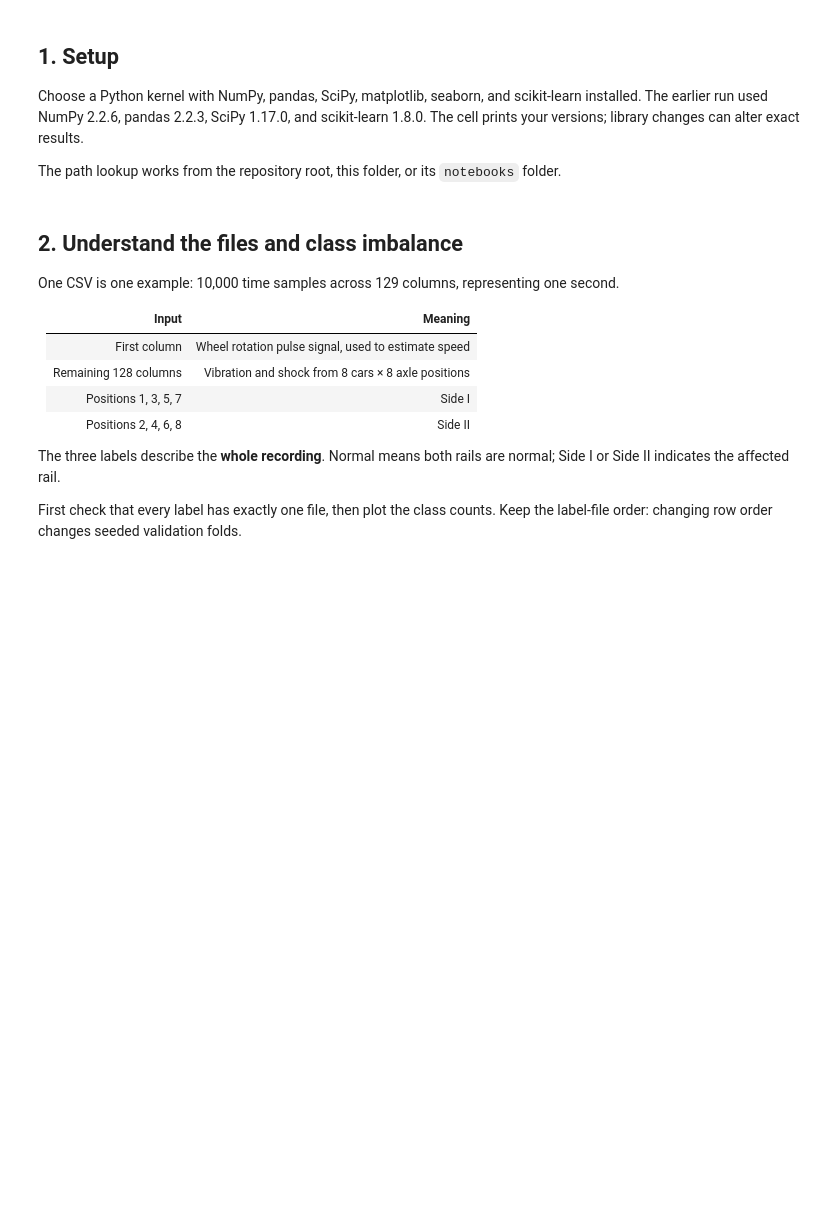
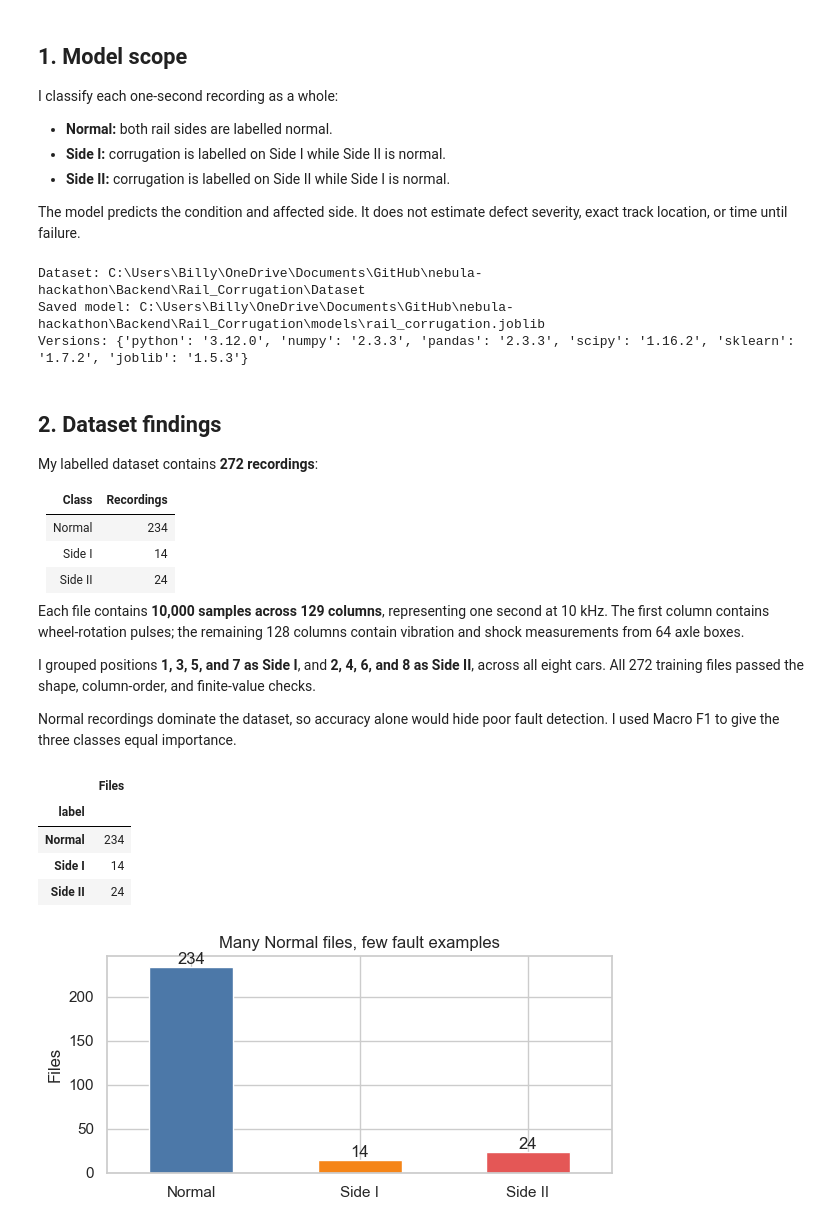
Before and after one commit to xaviierw/nebula-hackathon, a Jupyter notebook: Backend/Rail_Corrugation/Rail_Corrugation.ipynb, the cells around one changed output. Cells and saved outputs as stored; diff of their text form; code cells hidden in the pictures; blank space fills up the shorter version.

Commit message:
rail corrugation model

```diff
--- a/Backend/Rail_Corrugation/Rail_Corrugation.ipynb
+++ b/Backend/Rail_Corrugation/Rail_Corrugation.ipynb
@@ -20,11 +7,18 @@ A complete run reads about 4.38 GB, one CSV at a time, and trains temporary vali
 # %% [markdown]
-## 1. Setup
+## 1. Model scope
 
-Choose a Python kernel with NumPy, pandas, SciPy, matplotlib, seaborn, and scikit-learn installed. The earlier run used NumPy 2.2.6, pandas 2.2.3, SciPy 1.17.0, and scikit-learn 1.8.0. The cell prints your versions; library changes can alter exact results.
+I classify each one-second recording as a whole:
 
-The path lookup works from the repository root, this folder, or its `notebooks` folder.
+- **Normal:** both rail sides are labelled normal.
+- **Side I:** corrugation is labelled on Side I while Side II is normal.
+- **Side II:** corrugation is labelled on Side II while Side I is normal.
+
+The model predicts the condition and affected side. It does not estimate defect severity, exact track location, or time until failure.
 # %%
 from pathlib import Path
+from datetime import datetime, timezone
+import platform
+import joblib
 import numpy as np
 import pandas as pd
 import scipy
@@ -32,6 +26,7 @@ from scipy import signal, stats
 import matplotlib.pyplot as plt
 import seaborn as sns
 import sklearn
+from sklearn.base import clone
 from sklearn.dummy import DummyClassifier
 from sklearn.ensemble import ExtraTreesClassifier
 from sklearn.linear_model import LogisticRegression
@@ -48,13 +43,20 @@ except ImportError:
 
 sns.set_theme(style="whitegrid")
 pd.set_option("display.max_columns", 12)
-SEED = 42
+SEED = 42  # I keep the random choices repeatable across model comparisons.
 CLASSES = ["Normal", "Side I", "Side II"]
-FS = 10_000
-EPSILON = 1e-12
+FS = 10_000  # Each recording contains 10,000 samples per second.
+EPSILON = 1e-12  # A tiny offset keeps ratios and logarithms defined at zero.
 BANDS = [(0, 50), (50, 100), (100, 250), (250, 1_000), (1_000, 5_000)]
 
 cwd = Path.cwd().resolve()
+# I search this folder and its parents so opening the notebook from the repo root also works.
+PROJECT_DIR = next((candidate for root in [cwd, *cwd.parents]
+                    for candidate in [root, root / "Backend" / "Rail_Corrugation"]
+                    if (candidate / "Rail_Corrugation.ipynb").is_file()), None)
+if PROJECT_DIR is None:
+    raise FileNotFoundError("Run from the repository or Rail_Corrugation folder.")
+MODEL_PATH = PROJECT_DIR / "models" / "rail_corrugation.joblib"
 DATASET_DIR = None
 for root in [cwd, *cwd.parents]:
     candidates = [
@@ -69,45 +71,63 @@ for root in [cwd, *cwd.parents]:
     if DATASET_DIR is not None:
         break
 if DATASET_DIR is None:
-    raise FileNotFoundError("Place Train/ and Train_Labels.csv inside Rail_Corrugation/Dataset.")
+    DATASET_DIR = PROJECT_DIR / "Dataset"  # Optional for prediction-only use.
 
 TRAIN_DIR = DATASET_DIR / "Train"
+VERSIONS = {"python": platform.python_version(), "numpy": np.__version__,
+            "pandas": pd.__version__, "scipy": scipy.__version__,
+            "sklearn": sklearn.__version__, "joblib": joblib.__version__}
 print("Dataset:", DATASET_DIR)
-print("Versions:", {"numpy": np.__version__, "pandas": pd.__version__,
-                    "scipy": scipy.__version__, "sklearn": sklearn.__version__})
+print("Saved model:", MODEL_PATH)
+print("Versions:", VERSIONS)
+# %% [output]
+Dataset: C:\Users\Billy\OneDrive\Documents\GitHub\nebula-hackathon\Backend\Rail_Corrugation\Dataset
+Saved model: C:\Users\Billy\OneDrive\Documents\GitHub\nebula-hackathon\Backend\Rail_Corrugation\models\rail_corrugation.joblib
+Versions: {'python': '3.12.0', 'numpy': '2.3.3', 'pandas': '2.3.3', 'scipy': '1.16.2', 'sklearn': '1.7.2', 'joblib': '1.5.3'}
 # %% [markdown]
-## 2. Understand the files and class imbalance
+## 2. Dataset findings
 
-One CSV is one example: 10,000 time samples across 129 columns, representing one second.
+My labelled dataset contains **272 recordings**:
 
-| Input | Meaning |
-|---|---|
-| First column | Wheel rotation pulse signal, used to estimate speed |
-| Remaining 128 columns | Vibration and shock from 8 cars × 8 axle positions |
-| Positions 1, 3, 5, 7 | Side I |
-| Positions 2, 4, 6, 8 | Side II |
+| Class | Recordings |
+|---|---:|
+| Normal | 234 |
+| Side I | 14 |
+| Side II | 24 |
 
-The three labels describe the **whole recording**. Normal means both rails are normal; Side I or Side II indicates the affected rail.
+Each file contains **10,000 samples across 129 columns**, representing one second at 10 kHz. The first column contains wheel-rotation pulses; the remaining 128 columns contain vibration and shock measurements from 64 axle boxes.
 
-First check that every label has exactly one file, then plot the class counts. Keep the label-file order: changing row order changes seeded validation folds.
+I grouped positions **1, 3, 5, and 7 as Side I**, and **2, 4, 6, and 8 as Side II**, across all eight cars. All 272 training files passed the shape, column-order, and finite-value checks.
+
+Normal recordings dominate the dataset, so accuracy alone would hide poor fault detection. I used Macro F1 to give the three classes equal importance.
 # %%
+# I stop if the files and labels do not agree, before building any training rows.
+if not TRAIN_DIR.is_dir() or not (DATASET_DIR / "Train_Labels.csv").is_file():
+    raise FileNotFoundError("Training needs Dataset/Train and Dataset/Train_Labels.csv.")
 labels = pd.read_csv(DATASET_DIR / "Train_Labels.csv")
 if not {"filename", "label"}.issubset(labels.columns):
     raise ValueError("Train_Labels.csv needs filename and label columns.")
 labels = labels[["filename", "label"]].copy()
 if labels.isna().any().any() or labels["filename"].duplicated().any():
     raise ValueError("Missing labels or duplicate filenames.")
 if set(labels["label"]) != set(CLASSES):
     raise ValueError("Expected exactly Normal, Side I, and Side II.")
 if set(labels["filename"]) != {p.name for p in TRAIN_DIR.glob("*.csv")}:
     raise ValueError("Training filenames and labels do not match.")
 
 counts = labels["label"].value_counts().reindex(CLASSES)
 display(counts.rename("Files").to_frame())
 ax = counts.plot.bar(color=["#4C78A8", "#F58518", "#E45756"], figsize=(6, 3))
 ax.bar_label(ax.containers[0])
 ax.set(xlabel="", ylabel="Files", title="Many Normal files, few fault examples")
 plt.xticks(rotation=0)
 plt.tight_layout()
 plt.show()
+# %% [output]
+|  | Files |
+| label |  |
+| Normal | 234 |
+| Side I | 14 |
+| Side II | 24 |
+[figure, added]
 # %% [markdown]
```
Also changed, not shown: parts of 25 cells of this notebook, 6 other files.
